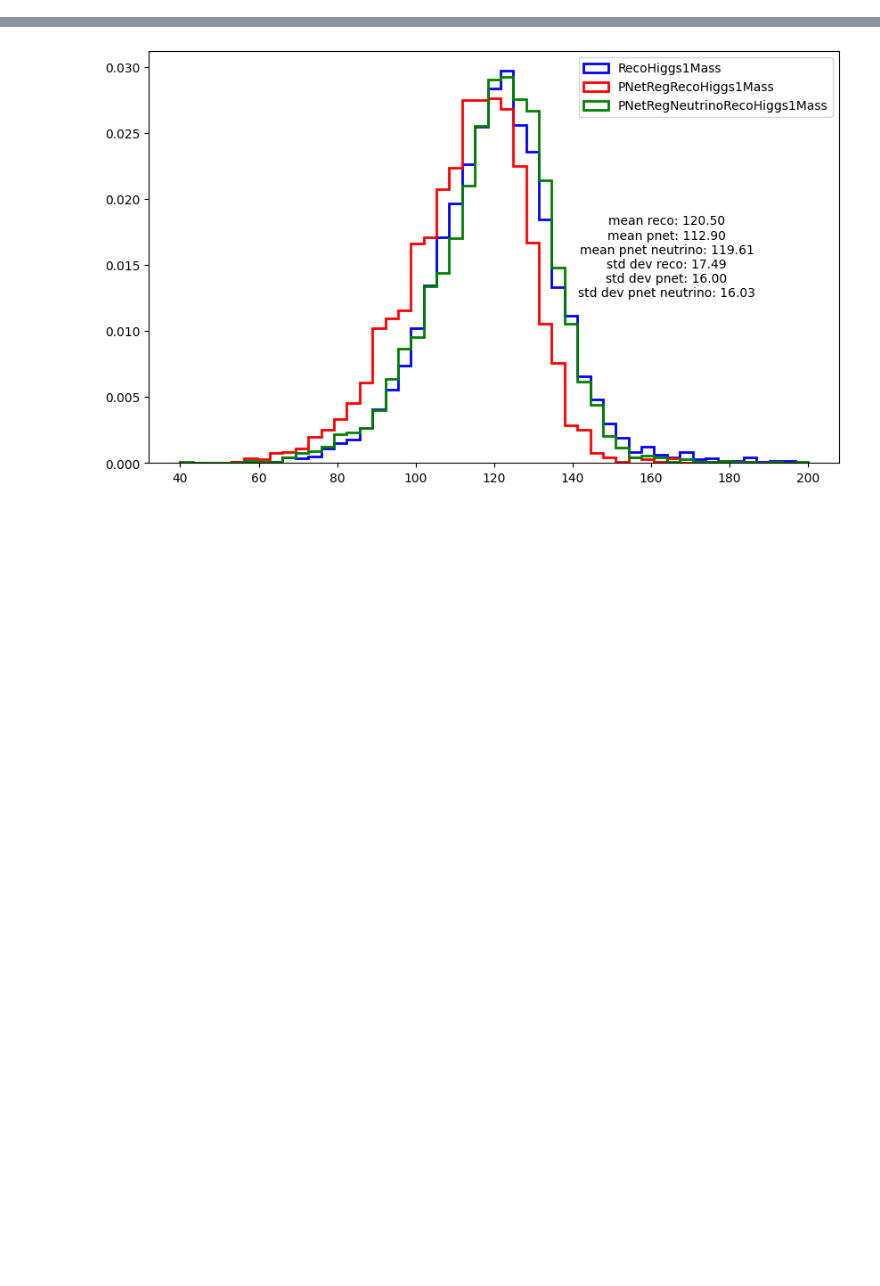
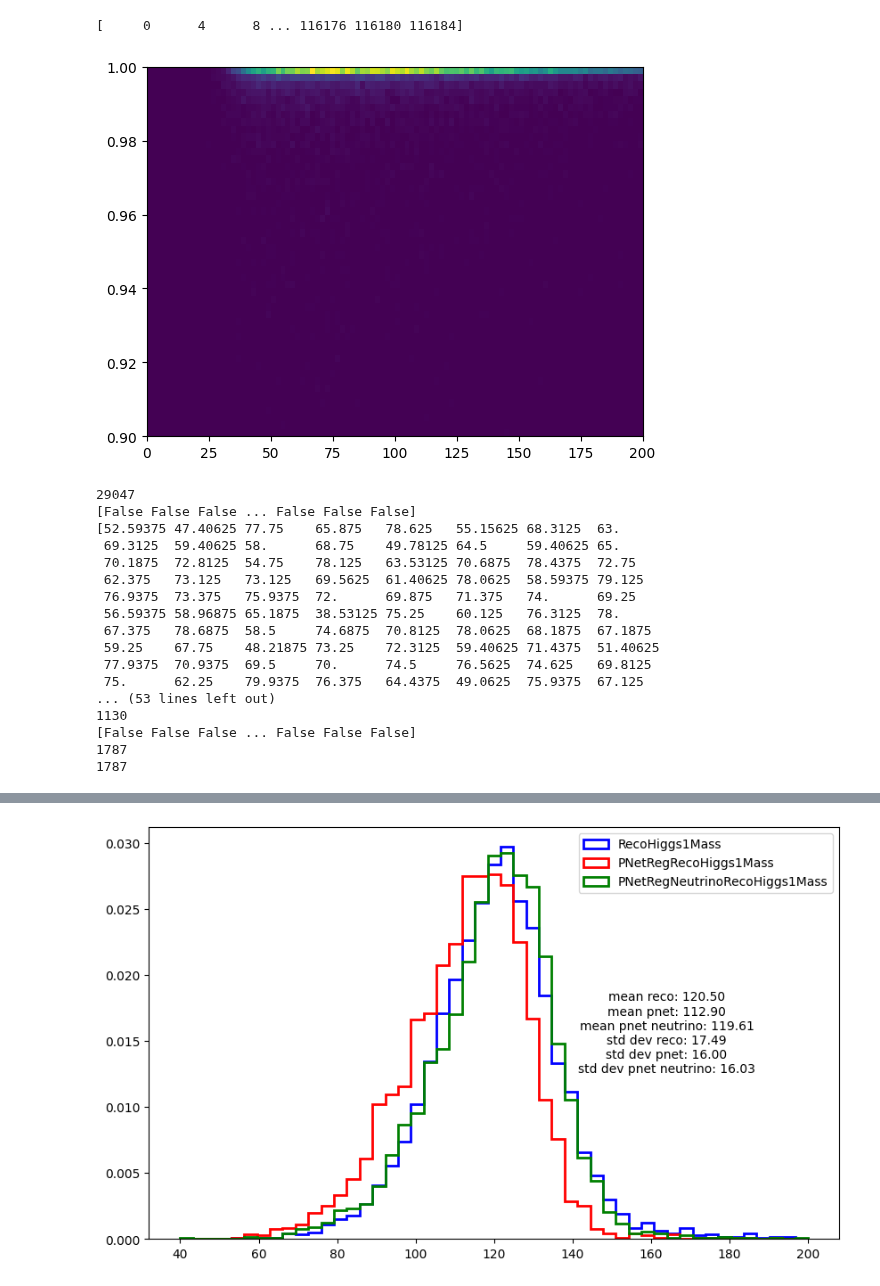
Before and after one commit to PocketCoffea/AnalysisConfigs, a Jupyter notebook: configs/load.ipynb, the cells around one changed output, grey strips where cells are left out. Saved outputs shown, nothing was run; the diff lists cells and outputs as text; code cells hidden in the pictures; blank space fills up the shorter version.

```diff
--- a/configs/load.ipynb
+++ b/configs/load.ipynb
@@ -16,0 +76,48 @@ print(o["cutflow"]["hh4b_parton_matching"]['GluGlutoHHto4B_kl-1p00_kt-1p00_c2-0p
+# %%
+index=np.array(range(0,len(col['JetGoodBTagOrder_pt']), 4))
+print(index)
+
+#histo 2d of the fisrt jet pt vs btag
+import matplotlib.pyplot as plt
+plt.hist2d(col['JetGoodBTagOrder_pt'][index],col['JetGoodBTagOrder_btagPNetB'][index],bins=(100,50),range=((0,200),(0.9,1)))
+plt.show()
+
+pt_lead=col['JetGoodPtOrder_pt'][index]
+index_sub=np.array(range(1,len(col['JetGoodBTagOrder_pt']), 4))
+pt_sublead=col['JetGoodPtOrder_pt'][index_sub]
+print(len(pt_lead))
+
+mask = (pt_lead<80) & (pt_sublead<60)
+print(mask)
+print((pt_lead[mask]))
+
+print(len(pt_sublead))
+print((pt_sublead[mask]))
+print(len(pt_sublead[mask]))
+print(len(pt_lead[(pt_lead<80)]))
+print(len(pt_sublead[(pt_sublead<60)]))
+
+mask_or = (pt_lead<80) | (pt_sublead<60)
+print(mask_or)
+print(len(pt_lead[mask_or]))
+print(len(pt_sublead[mask_or]))
+# %% [output]
+[     0      4      8 ... 116176 116180 116184]
+[figure, added]
+29047
+[False False False ... False False False]
+[52.59375 47.40625 77.75    65.875   78.625   55.15625 68.3125  63.
+ 69.3125  59.40625 58.      68.75    49.78125 64.5     59.40625 65.
+ 70.1875  72.8125  54.75    78.125   63.53125 70.6875  78.4375  72.75
+ 62.375   73.125   73.125   69.5625  61.40625 78.0625  58.59375 79.125
+ 76.9375  73.375   75.9375  72.      69.875   71.375   74.      69.25
+ 56.59375 58.96875 65.1875  38.53125 75.25    60.125   76.3125  78.
+ 67.375   78.6875  58.5     74.6875  70.8125  78.0625  68.1875  67.1875
+ 59.25    67.75    48.21875 73.25    72.3125  59.40625 71.4375  51.40625
+ 77.9375  70.9375  69.5     70.      74.5     76.5625  74.625   69.8125
+ 75.      62.25    79.9375  76.375   64.4375  49.0625  75.9375  67.125
+... (53 lines left out)
+1130
+[False False False ... False False False]
+1787
+1787
```
Also changed, not shown: parts of 19 cells of this notebook, 6 other files.
